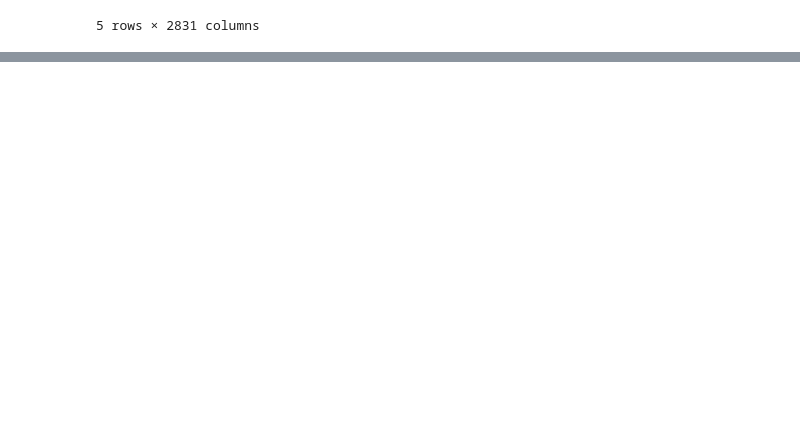
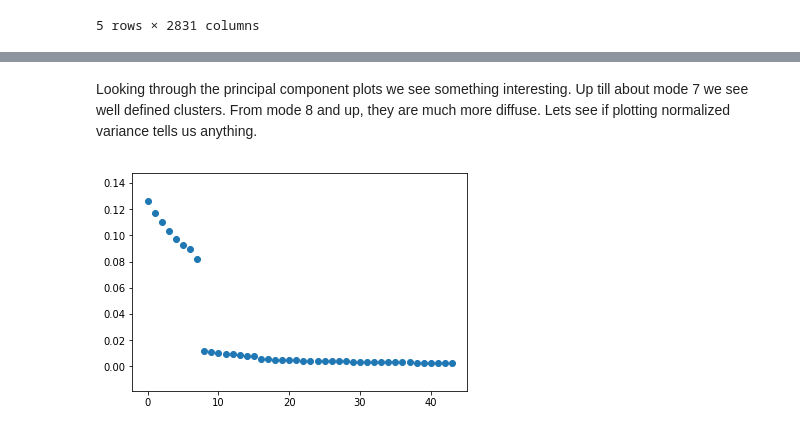
Before and after one commit to wesleymsmith/PhiPsi_Cluster_Visualization, a Jupyter notebook: Cluster_Membrane_Phi_Psi.ipynb, the cells around one changed output, grey strips where cells are left out. Drawn from its saved outputs; the diff is of its cells as text; code cells hidden in the pictures; blank space fills up the shorter version.

```diff
--- a/Cluster_Membrane_Phi_Psi.ipynb
+++ b/Cluster_Membrane_Phi_Psi.ipynb
@@ -295,0 +345,20 @@ phiPsiTable.head()
+# %%
+#define some subsets of the phiPsiTable we will be using frequently
+sampleInds=((phiPsiTable.Frame>=833) & \
+            ((phiPsiTable.System=='POPS') | (phiPsiTable.System=='PIP2'))) | \
+           ((phiPsiTable.Frame<=750) & (phiPsiTable.System=="POPC"))
+phiPsiSampleTable=phiPsiTable[sampleInds]
+phiPsiSampleData=phiPsiSampleTable.drop(columns=['System','Frame','Arm'])
+phiPsiSampleSystems=phiPsiSampleTable.System
+phiPsiSampleArms=phiPsiSampleTable.Arm
+phiPsiSampleFrames=phiPsiSampleTable.Frame
+#Define our pca object
+PCAob=skl.decomposition.PCA(n_components=.75)
+#calculate the PCA projection
+phiPsi_PCAdata=PCAob.fit_transform(phiPsiSampleData)
+
+print "PCA score: %.5f"%(
+    skl.metrics.davies_bouldin_score(phiPsi_PCAdata,phiPsiSampleSystems)**-1)
+
+print PCAob.components_.shape
+phiPsi_PCAdata.shape
@@ -295,0 +428,10 @@ phiPsiTable.head()
+# %% [markdown]
+Looking through the principal component plots we see something interesting.
+Up till about mode 7 we see well defined clusters. From mode 8 and up,
+they are much more diffuse. Lets see if plotting normalized variance tells us anything.
+# %%
+plt.scatter(np.arange(PCAob.explained_variance_.shape[0]),
+            PCAob.explained_variance_/np.sum(PCAob.explained_variance_))
+plt.show()
+# %% [output]
+[figure, added]
```
Also changed, not shown: parts of 13 cells of this notebook, 1 other file.
